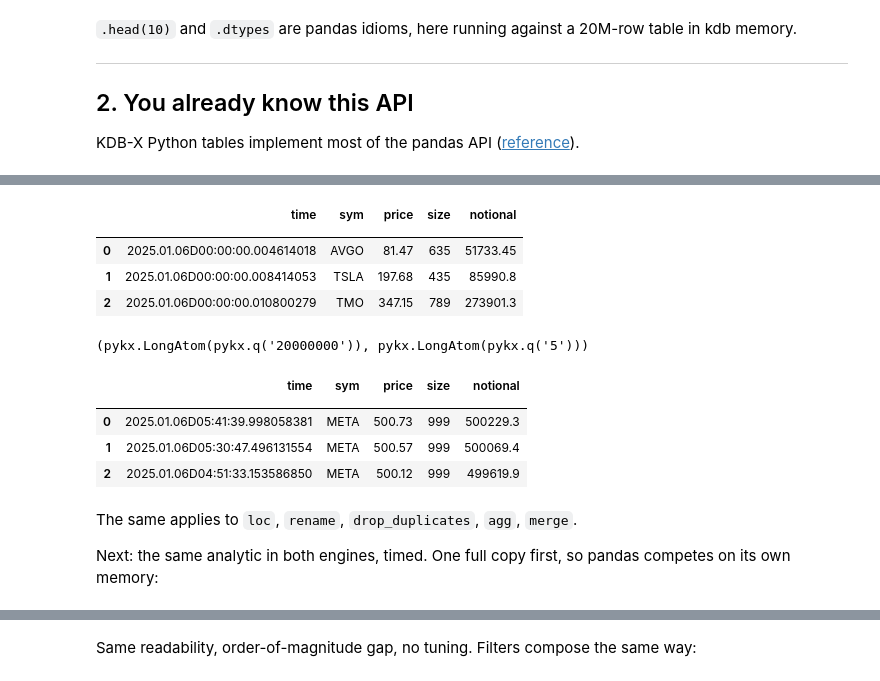
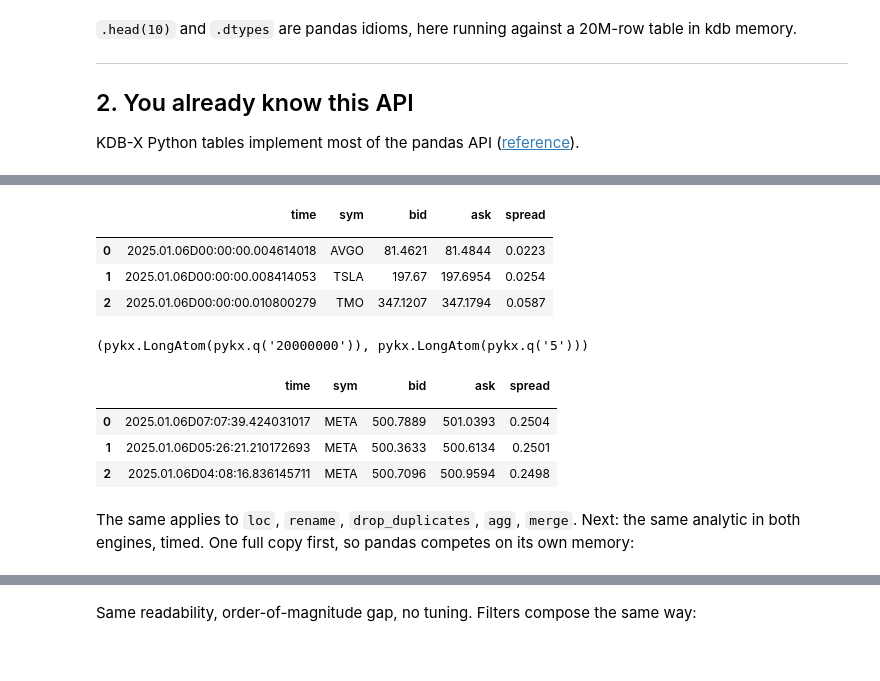
Before and after one commit to KxSystems/tutorials, a Jupyter notebook: KDB-X/Python/Pandas_at_Tick_Scale.ipynb, the cells around one changed output, grey strips where cells are left out. Drawn from its saved outputs; the diff is of its cells as text; code cells hidden in the pictures.

```diff
--- a/KDB-X/Python/Pandas_at_Tick_Scale.ipynb
+++ b/KDB-X/Python/Pandas_at_Tick_Scale.ipynb
@@ -135,27 +137,25 @@ trade[trade['sym'] == 'AAPL'].head(3)
 # %%
 # column assignment, integer slicing
-trade['notional'] = trade['price'] * trade['size']
-trade.iloc[:3]
+quote['spread'] = quote['ask'] - quote['bid']
+quote.iloc[:3]
 # %% [output]
-|  | time | sym | price | size | notional |
+|  | time | sym | bid | ask | spread |
 |  |  |  |  |  |  |
-| 0 | 2025.01.06D00:00:00.004614018 | AVGO | 81.47 | 635 | 51733.45 |
-| 1 | 2025.01.06D00:00:00.008414053 | TSLA | 197.68 | 435 | 85990.8 |
-| 2 | 2025.01.06D00:00:00.010800279 | TMO | 347.15 | 789 | 273901.3 |
+| 0 | 2025.01.06D00:00:00.004614018 | AVGO | 81.4621 | 81.4844 | 0.0223 |
+| 1 | 2025.01.06D00:00:00.008414053 | TSLA | 197.67 | 197.6954 | 0.0254 |
+| 2 | 2025.01.06D00:00:00.010800279 | TMO | 347.1207 | 347.1794 | 0.0587 |
 # %%
 # sort, shape, aggregate
-print(trade.shape)
-trade.sort_values(by='notional', ascending=False).head(3)
+print(quote.shape)
+quote.sort_values(by='spread', ascending=False).head(3)
 # %% [output]
 (pykx.LongAtom(pykx.q('20000000')), pykx.LongAtom(pykx.q('5')))
-|  | time | sym | price | size | notional |
+|  | time | sym | bid | ask | spread |
 |  |  |  |  |  |  |
-| 0 | 2025.01.06D05:41:39.998058381 | META | 500.73 | 999 | 500229.3 |
-| 1 | 2025.01.06D05:30:47.496131554 | META | 500.57 | 999 | 500069.4 |
-| 2 | 2025.01.06D04:51:33.153586850 | META | 500.12 | 999 | 499619.9 |
+| 0 | 2025.01.06D07:07:39.424031017 | META | 500.7889 | 501.0393 | 0.2504 |
+| 1 | 2025.01.06D05:26:21.210172693 | META | 500.3633 | 500.6134 | 0.2501 |
+| 2 | 2025.01.06D04:08:16.836145711 | META | 500.7096 | 500.9594 | 0.2498 |
 # %% [markdown]
-The same applies to `loc`, `rename`, `drop_duplicates`, `agg`, `merge`.
-
-Next: the same analytic in both engines, timed. One full copy first, so pandas competes on its own memory:
+The same applies to `loc`, `rename`, `drop_duplicates`, `agg`, `merge`. Next: the same analytic in both engines, timed. One full copy first, so pandas competes on its own memory:
 # %%
 %%time
```
Also changed, not shown: parts of 39 cells of this notebook.
